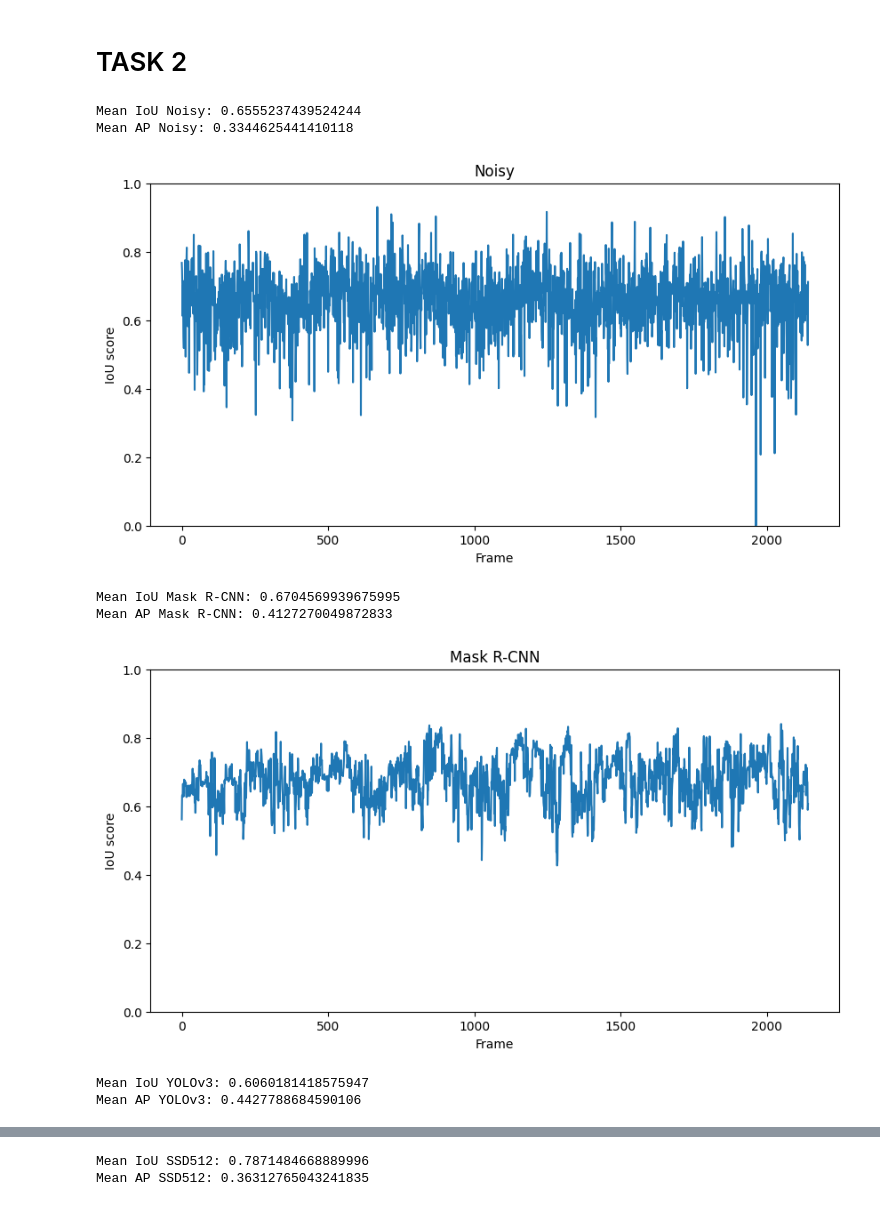
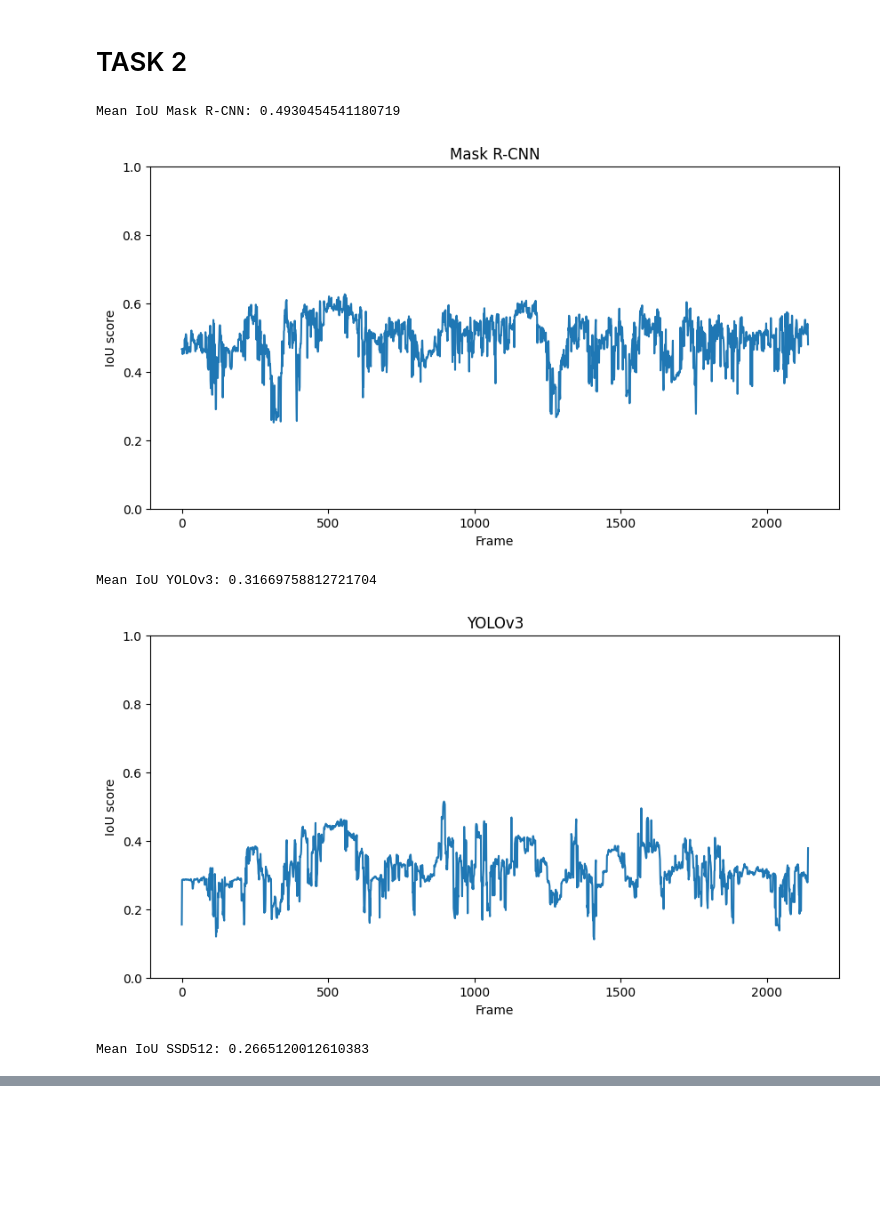
Before and after one commit to mcv-m6-video/mcv-m6-2023-team6, a Jupyter notebook: week1/Task1_Task2.ipynb, the cells around one changed output, grey strips where cells are left out. Cells and saved outputs as stored; diff of their text form; code cells hidden in the pictures; blank space fills up the shorter version.

Commit message:
add mean_IoU 2 versions (restrictive and non restrictive)

```diff
--- a/week1/Task1_Task2.ipynb
+++ b/week1/Task1_Task2.ipynb
@@ -164,0 +238,19 @@ def mean_AP_Pascal_VOC(gt_boxes,N_gt,predicted_boxes,iou_th):
+# %%
+gt_boxes,total = load_from_xml('../dataset/ai_challenge_s03_c010-full_annotation.xml')
+
+maskrcnn = '../dataset/AICity_data/train/S03/c010/det/det_mask_rcnn.txt'
+ssd = '../dataset/AICity_data/train/S03/c010/det/det_ssd512.txt'
+yolo = '../dataset/AICity_data/train/S03/c010/det/det_yolo3.txt'
+
+paths = [maskrcnn,yolo,ssd]
+for path in paths:
+    boxes = load_from_txt(path)
+    # Sort by confidence
+    boxes.sort(key=lambda x:x[-1], reverse=True)
+
+
+    print(path.split('/')[-1],':')
+    mIOU, mIOU_frame = mean_IoU_restricted(gt_boxes,boxes)
+    print(mIOU)
+    mIOU, mIOU_frame = mean_IoU_nonrestricted(gt_boxes,boxes)
+    print(mIOU)
@@ -404,6 +499,10 @@ maskrcnn = '../dataset/AICity_data/train/S03/c010/det/det_mask_rcnn.txt'
 ssd = '../dataset/AICity_data/train/S03/c010/det/det_ssd512.txt'
 yolo = '../dataset/AICity_data/train/S03/c010/det/det_yolo3.txt'
 # %%
+maskrcnn = '../dataset/AICity_data/train/S03/c010/det/det_mask_rcnn.txt'
+ssd = '../dataset/AICity_data/train/S03/c010/det/det_ssd512.txt'
+yolo = '../dataset/AICity_data/train/S03/c010/det/det_yolo3.txt'
+
 paths = [maskrcnn,yolo,ssd]
 for path in paths:
     boxes = load_from_txt(path)
@@ -426,40 +525,40 @@ det_ssd512.txt :
 
 paths = ['noisy', maskrcnn,yolo,ssd]
 name = ['Noisy', 'Mask R-CNN','YOLOv3','SSD512']
+paths = [maskrcnn,yolo,ssd]
+name = ['Mask R-CNN','YOLOv3','SSD512']
 for path,name in zip(paths, name):
     if path == 'noisy':
         boxes = generate_noisy_boxes(gt_boxes,0.6,0.1,0,10)
     else:
         boxes = load_from_txt(path)
 
     boxes.sort(key=lambda x:x[-1], reverse=True)
-    mIOU, mIOU_frame ,AP = mean_AP_Pascal_VOC(gt_boxes,total,boxes,iou_th=0.5)
+    # mIOU, mIOU_frame ,AP = mean_AP_Pascal_VOC(gt_boxes,total,boxes,iou_th=0.5)
+    mIOU, mIOU_frame = mean_IoU(gt_boxes,boxes)
 
     print(f'Mean IoU {name}: {mIOU}')
-    print(f'Mean AP {name}: {AP}')
+    # print(f'Mean AP {name}: {AP}')
 
     # Plot the IoU score for each frame
     fig = plt.figure(figsize=(10,5))
     # Set title
     plt.title(name)
     frames = list(mIOU_frame.keys())
     # Sort the frames
     frames.sort(key=lambda x: int(x.split('_')[1]))
     # Convert frames to a list of integers
     frames_num = [int(frame.split('_')[1]) for frame in frames]
     iou_scores = [np.mean(mIOU_frame[frame]) for frame in frames]
     plt.plot(frames_num, iou_scores)
     plt.xlabel('Frame')
     plt.ylabel('IoU score')
     # y from 0 to 1
     plt.ylim(0,1)
     plt.show()
 # %% [output]
-Mean IoU Noisy: 0.6555237439524244
-Mean AP Noisy: 0.3344625441410118
+Mean IoU Mask R-CNN: 0.4930454541180719
-[figure, old version]
+[figure, new version]
-Mean IoU Mask R-CNN: 0.6704569939675995
-Mean AP Mask R-CNN: 0.4127270049872833
+Mean IoU YOLOv3: 0.31669758812721704
-[figure, old version]
+[figure, new version]
-Mean IoU YOLOv3: 0.6060181418575947
-Mean AP YOLOv3: 0.4427788684590106
+Mean IoU SSD512: 0.2665120012610383
@@ -467,2 +565,0 @@ Mean AP YOLOv3: 0.4427788684590106
-Mean IoU SSD512: 0.7871484668889996
-Mean AP SSD512: 0.36312765043241835
```
Also changed, not shown: parts of 5 cells of this notebook.
